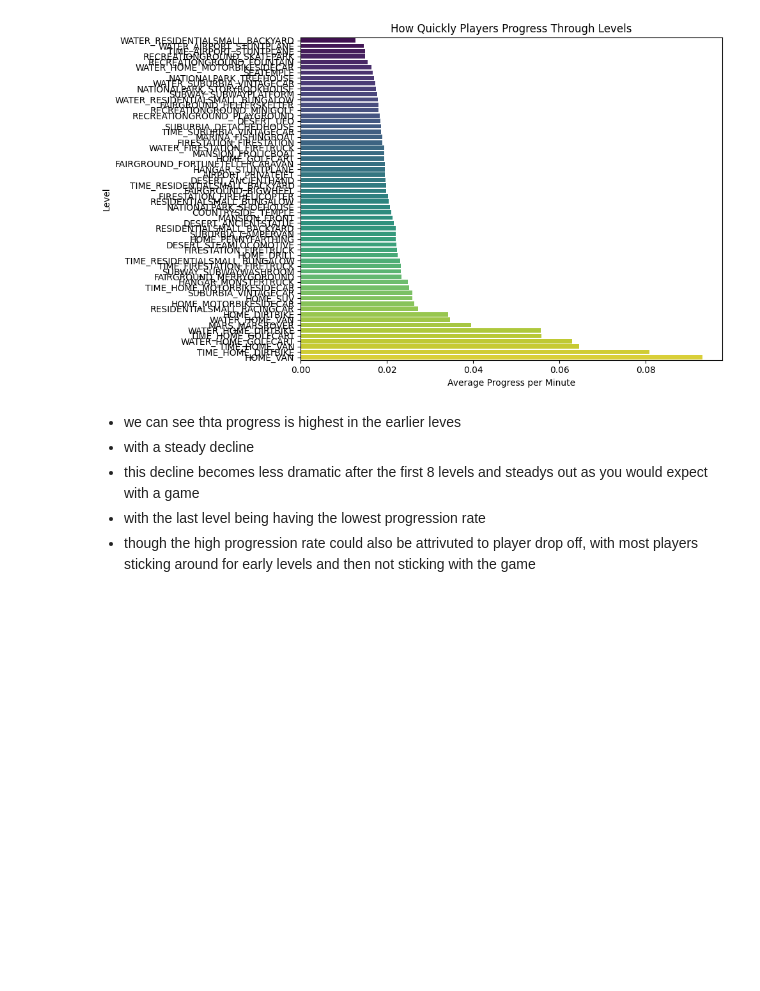
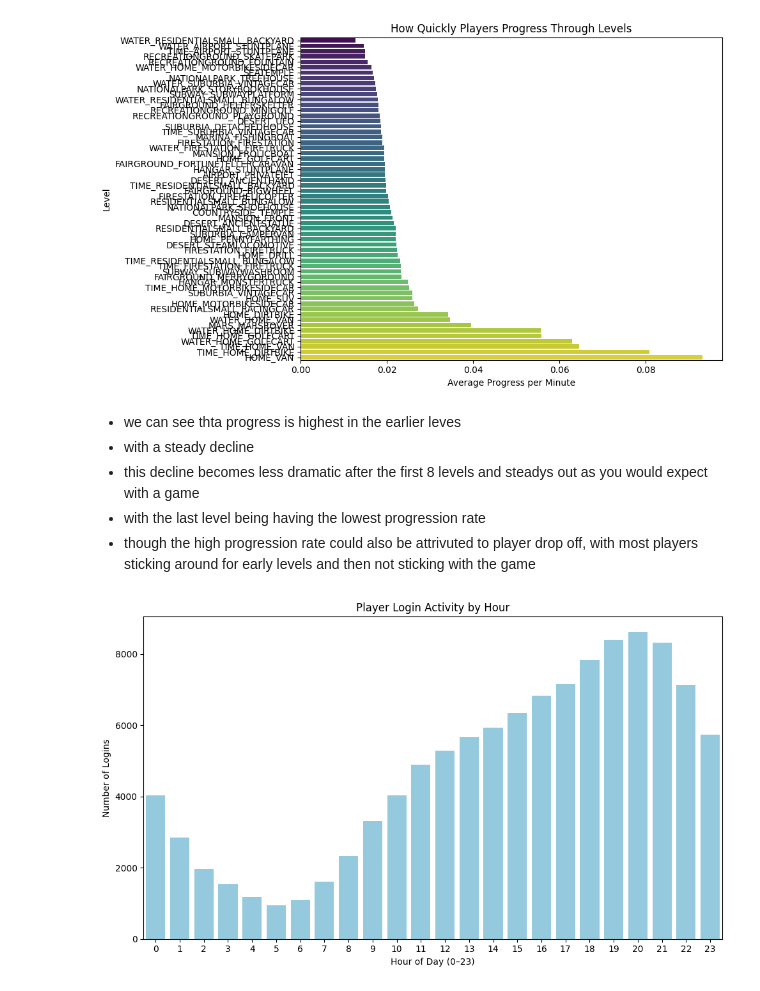
Before and after one commit to itcOnlineGaming/-GA_25_P1_Part3_Joshua_Boyce_Hyland, a Jupyter notebook: part3/function test.ipynb, the cells around one changed output. Cells and saved outputs as stored; diff of their text form; code cells hidden in the pictures; blank space fills up the shorter version.

```diff
--- a/part3/function test.ipynb
+++ b/part3/function test.ipynb
@@ -116,3 +116,15 @@ Passing `palette` without assigning `hue` is deprecated and will be removed in v
 - though the high progression rate could also be attrivuted to player drop off, with most players sticking around for early levels and then not sticking with the game
 # %%
 #C1
+login_times = functions.get_login_times()
+# %%
+plt.figure(figsize=(10, 6))
+sns.barplot(x=login_times.index, y=login_times.values, color='skyblue')
+plt.title('Player Login Activity by Hour')
+plt.xlabel('Hour of Day (0–23)')
+plt.ylabel('Number of Logins')
+plt.xticks(range(0, 24))
+plt.tight_layout()
+plt.show()
+# %% [output]
+[figure, added]
```
Also changed, not shown: 1 other file.
